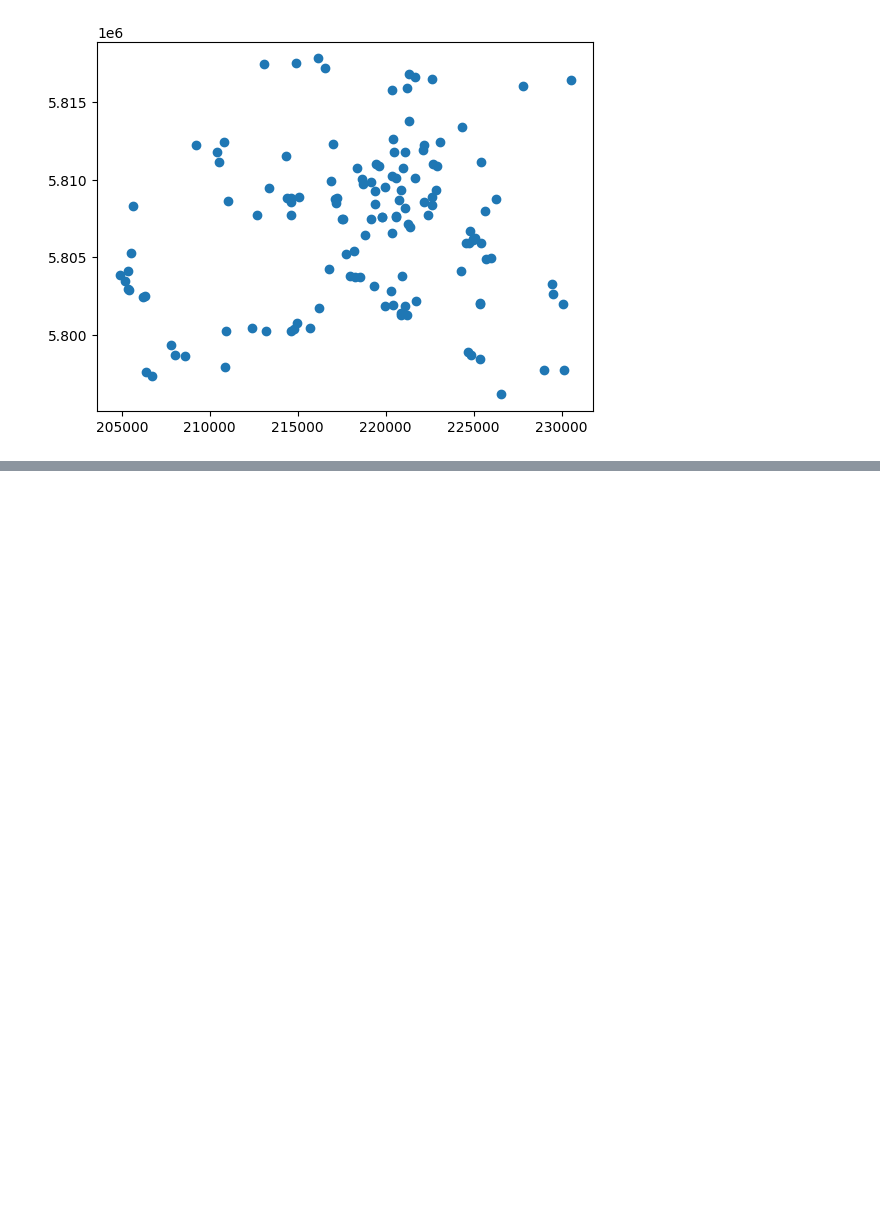
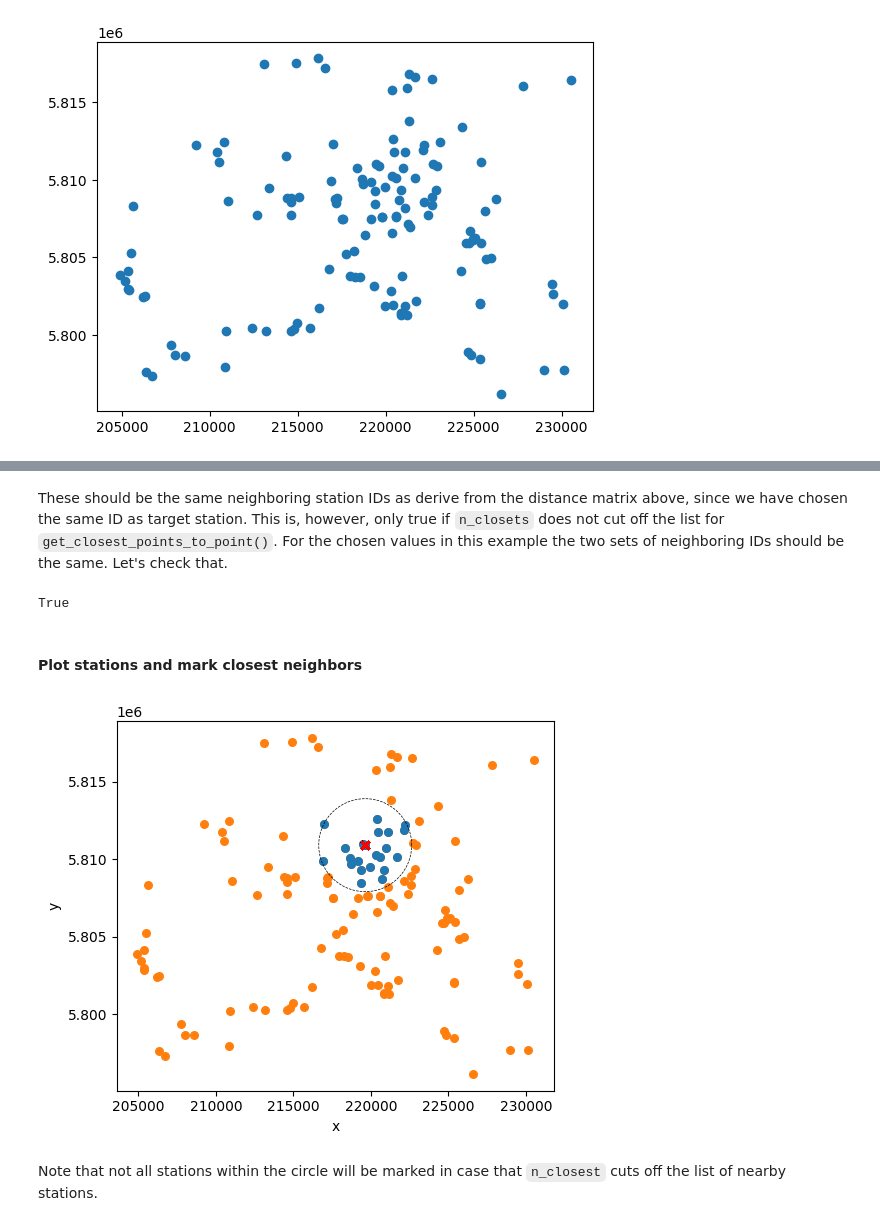
Before and after one commit to OpenSenseAction/poligrain, a Jupyter notebook: docs/notebooks/Calculate_distances.ipynb, the cells around one changed output, grey strips where cells are left out. Drawn from its saved outputs; the diff is of its cells as text; code cells hidden in the pictures; blank space fills up the shorter version.

```diff
--- a/docs/notebooks/Calculate_distances.ipynb
+++ b/docs/notebooks/Calculate_distances.ipynb
@@ -160,0 +186,34 @@ ax.plot(
+# %% [markdown]
+These should be the same neighboring station IDs as derive from the distance matrix above, since we have chosen the same ID as target station. This is, however, only true if `n_closets` does not cut off the list for `get_closest_points_to_point()`. For the chosen values in this example the two sets of neighboring IDs should be the same. Let's check that.
+# %%
+set(selected_neighbor_ids) == set(neighbor_ids.data)
+# %% [output]
+True
+# %% [markdown]
+#### Plot stations and mark closest neighbors
+# %%
+fig, ax = plt.subplots()
+ax.set_aspect("equal")
+
+ax.scatter(ds_pws.x, ds_pws.y, c="C1", s=30)
+
+neighbor_ids = closest_neigbors.sel(id=pws_id).neighbor_id.dropna(dim="n_closest")
+ds_pws_neighbors = ds_pws.sel(id=neighbor_ids)
+ax.scatter(ds_pws_neighbors.x, ds_pws_neighbors.y, c="C0", s=30)
+
+ds_pws.sel(id=pws_id).plot.scatter(x="x", y="y", color="r", s=30, marker="x")
+
+# Plot a circel with max_distance to see if the selections fits
+an = np.linspace(0, 2 * np.pi, 100)
+ax.plot(
+    ds_pws.x.sel(id=pws_id).data + max_distance * np.cos(an),
+    ds_pws.y.sel(id=pws_id).data + max_distance * np.sin(an),
+    color="k",
+    linestyle="--",
+    linewidth=0.5,
+)
+plt.title("");
+# %% [output]
+[figure, added]
+# %% [markdown]
+Note that not all stations within the circle will be marked in case that `n_closest` cuts off the list of nearby stations.
```
Also changed, not shown: parts of 29 cells of this notebook, 3 other files.
